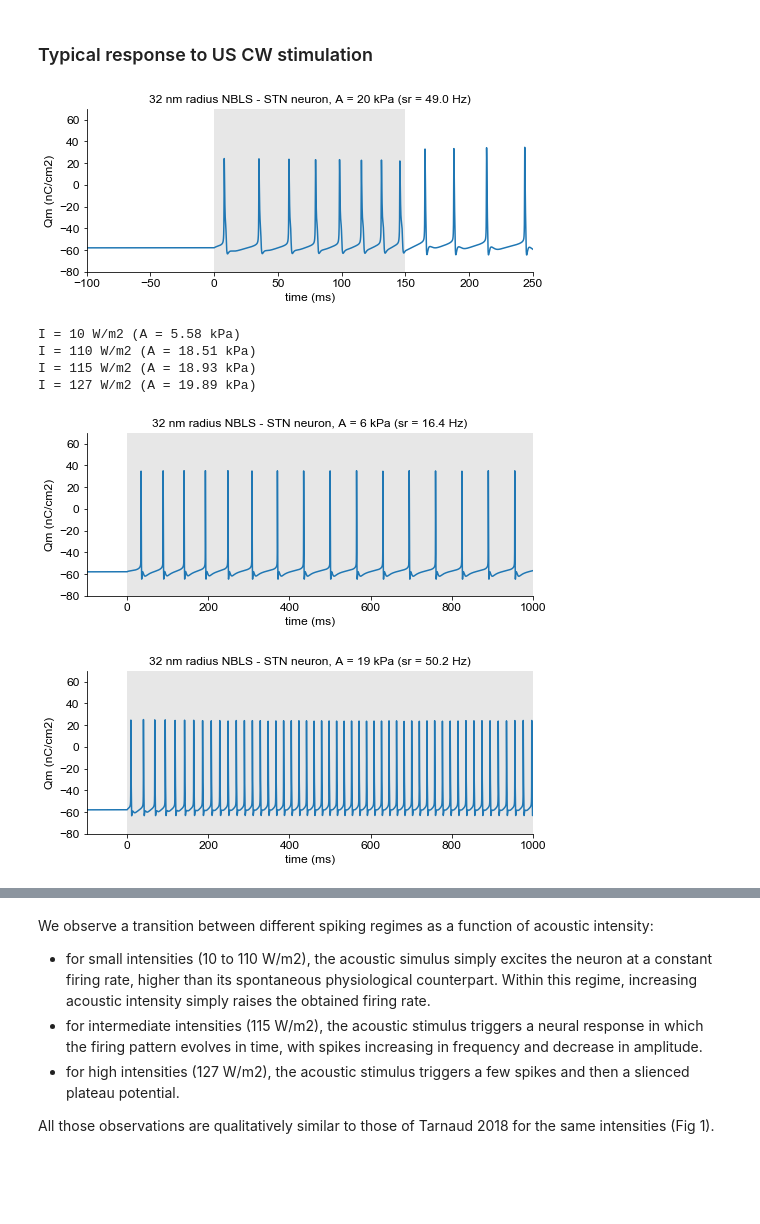
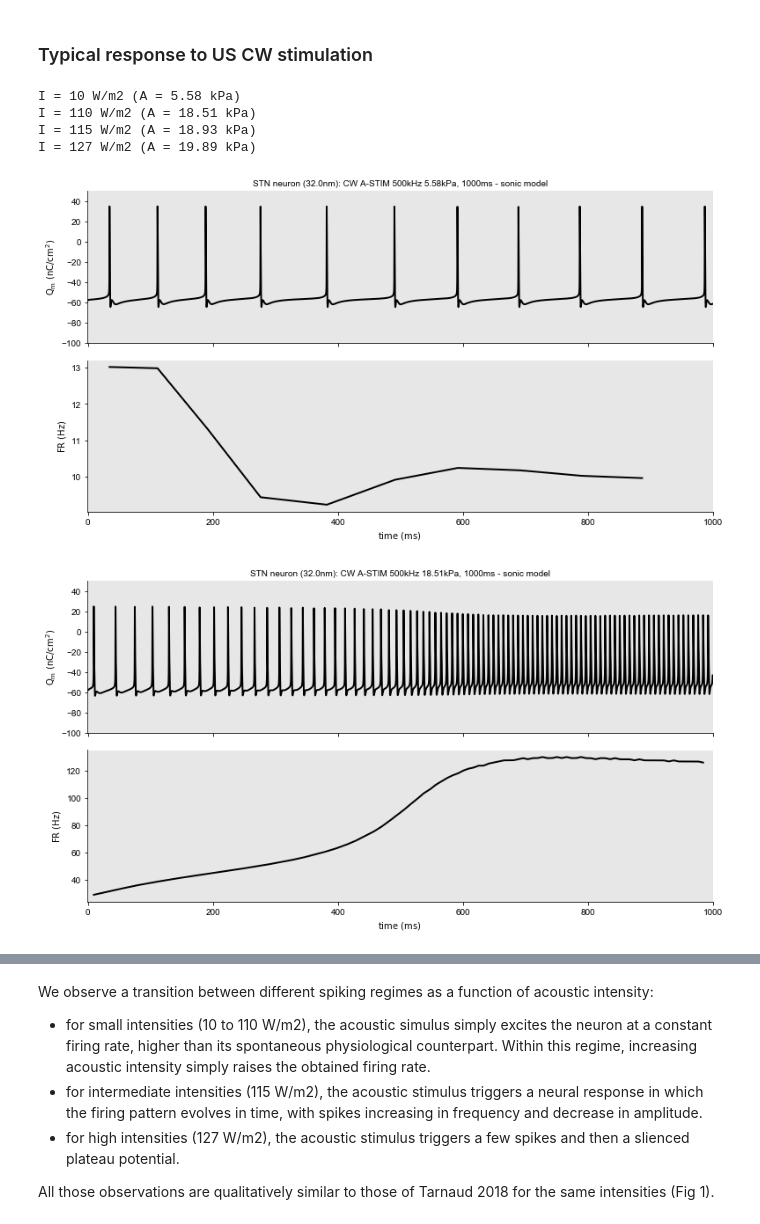
Before and after one commit to scbao/pysonic, a Jupyter notebook: notebooks/STN neuron.ipynb, the cells around one changed output, grey strips where cells are left out. Cells and saved outputs as stored; diff of their text form; code cells hidden in the pictures; blank space fills up the shorter version.

```diff
--- a/notebooks/STN neuron.ipynb
+++ b/notebooks/STN neuron.ipynb
@@ -112,0 +21,3 @@ fig = runAndPlot(pneuron, None, None, 0., 2., 0.)
+# %%
+data, meta = pneuron.simulate(0., 2., 0.)
+GroupedTimeSeries([(data, meta)], pltscheme={'Q_m': ['Qm'], 'FR': ['FR']}).render()
@@ -116,5 +30,6 @@ We observe a variable spontenaous firing rate between 5 and 20 Hz, with an avera
 ### Response to depolarizing current pulses
 # %%
 for A in [5., 20., 60.]:
-    fig = runAndPlot(pneuron, None, None, A, 1., 1., sr_interval='ON')
+    data, meta = pneuron.simulate(A, 1., 1.)
+    GroupedTimeSeries([(data, meta)], pltscheme={'Q_m': ['Qm'], 'FR': ['FR']}).render()
 # %% [output]
@@ -132,6 +47,11 @@ Then, we inject a short depolarizing pulse (50 ms, similarly as in Otsuka 2004),
 
 Due to the current implementation, no hyperpolarizing current can be injected after the depolarizing pulse, hence the neuron's spontaneous activity can re-occur after the burst.
 # %%
-for Vm0 in [-58, -60, -65, -70., -75., -80.0]:
-    fig = runAndPlot(pneuron, None, None, 50., 0.05, 1.5, Vm0=Vm0)
+for Vm0 in [-58., -60., -65., -70., -75., -80.]:
+    pneuron.Vm0 = Vm0
+    data, meta = pneuron.simulate(50., 0.05, 1.5)
+    fig = GroupedTimeSeries([(data, meta)], pltscheme={'Q_m': ['Qm'], 'FR': ['FR']}).render()[0]
+    title = fig.get_axes()[0].get_title()
+    fig.get_axes()[0].set_title(f'{title} - Vm0 = {pneuron.Vm0} mV')
+pneuron.Vm0 = standard_Vm0
 # %% [output]
@@ -148,6 +68,8 @@ We also notice that the duration of this burst seems to effectively depend on th
 # %% [markdown]
 ### Rebound bursting after hyperpolarizing pulses
 # %%
+print(pneuron.Vm0)
 for A in [5., -20., -60.]:
-    fig = runAndPlot(pneuron, None, None, A, 0.2, 1.8)
+    data, meta = pneuron.simulate(A, 0.2, 1.8)
+    fig = GroupedTimeSeries([(data, meta)], pltscheme={'Q_m': ['Qm'], 'FR': ['FR']}).render()[0]
 # %% [output]
@@ -158,19 +81,19 @@ for A in [5., -20., -60.]:
 We also observe the generation of rebound bursts at the offset of short hyperpolarizing pulses. Again, the burst spike rate and duration is dependent on the intensity of the hyperpolarizing pulse.
 # %% [markdown]
 ### Typical response to US CW stimulation
-# %%
-fig = runAndPlot(pneuron, 32e-9, 500e3, 20e3, 0.15, 0.1)
-# %% [output]
-[figure, removed]
 # %%
+a = 32e-9  # m
+Fdrive = 500e3  # Hz
+nbls = NeuronalBilayerSonophore(a, pneuron)
 for I in [10, 110, 115, 127]:
     A = Intensity2Pressure(I, rho=1028.0)
-    print('I = {:.0f} W/m2 (A = {:.2f} kPa)'.format(I, A * 1e-3))
-    fig = runAndPlot(pneuron, 32e-9, 500e3, A, 1.0, 0.0)
+    print(f'I = {I:.0f} W/m2 (A = {(A * 1e-3):.2f} kPa)')
+    data, meta = nbls.simulate(Fdrive, A, 1.0, 0.0)
+    fig = GroupedTimeSeries([(data, meta)], pltscheme={'Q_m': ['Qm'], 'FR': ['FR']}).render()[0]
 # %% [output]
 I = 10 W/m2 (A = 5.58 kPa)
 I = 110 W/m2 (A = 18.51 kPa)
 I = 115 W/m2 (A = 18.93 kPa)
 I = 127 W/m2 (A = 19.89 kPa)
-[figure, old version]
+[figure, new version]
-[figure, old version]
+[figure, new version]
```
Also changed, not shown: parts of 9 cells of this notebook, 20 other files.
